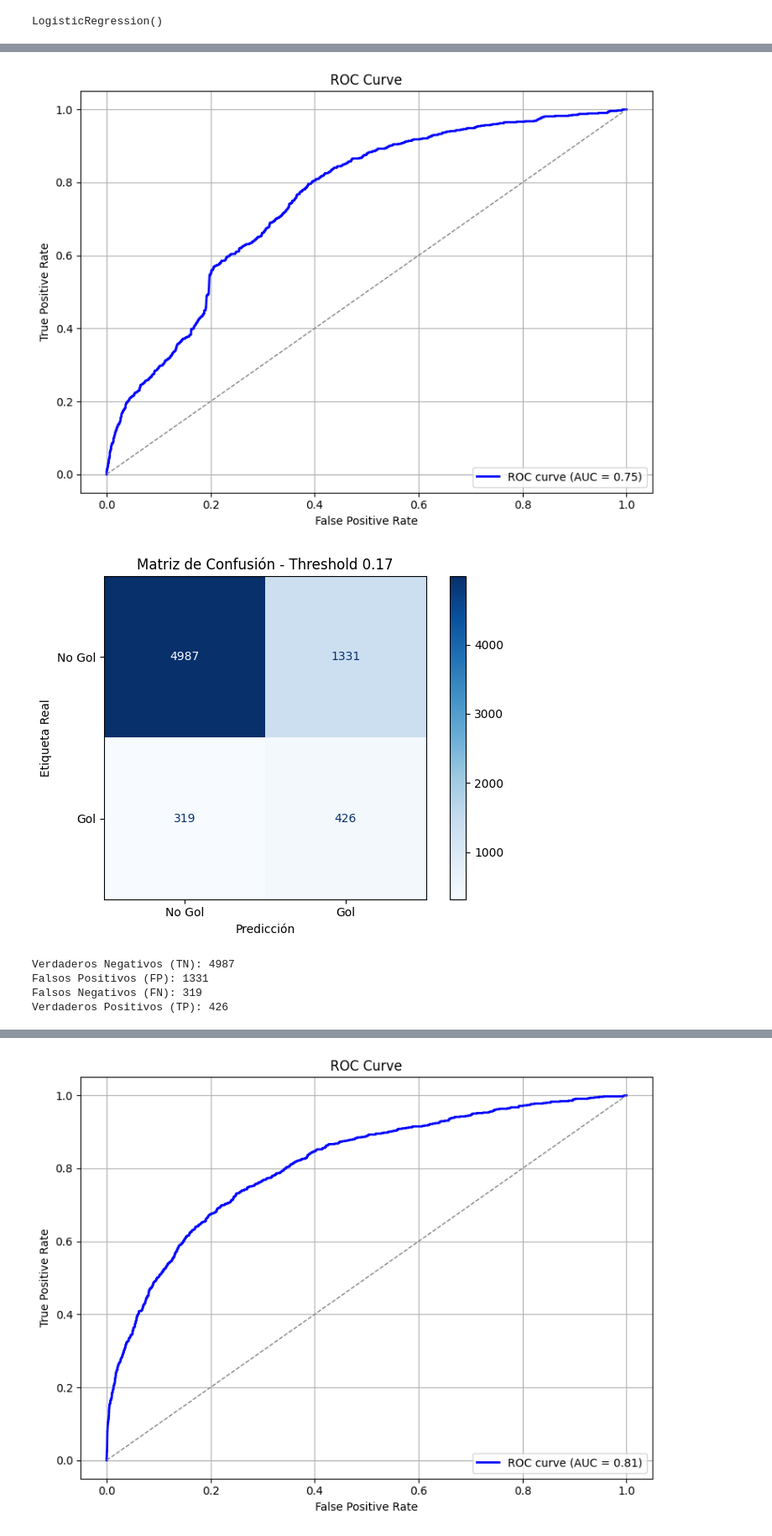
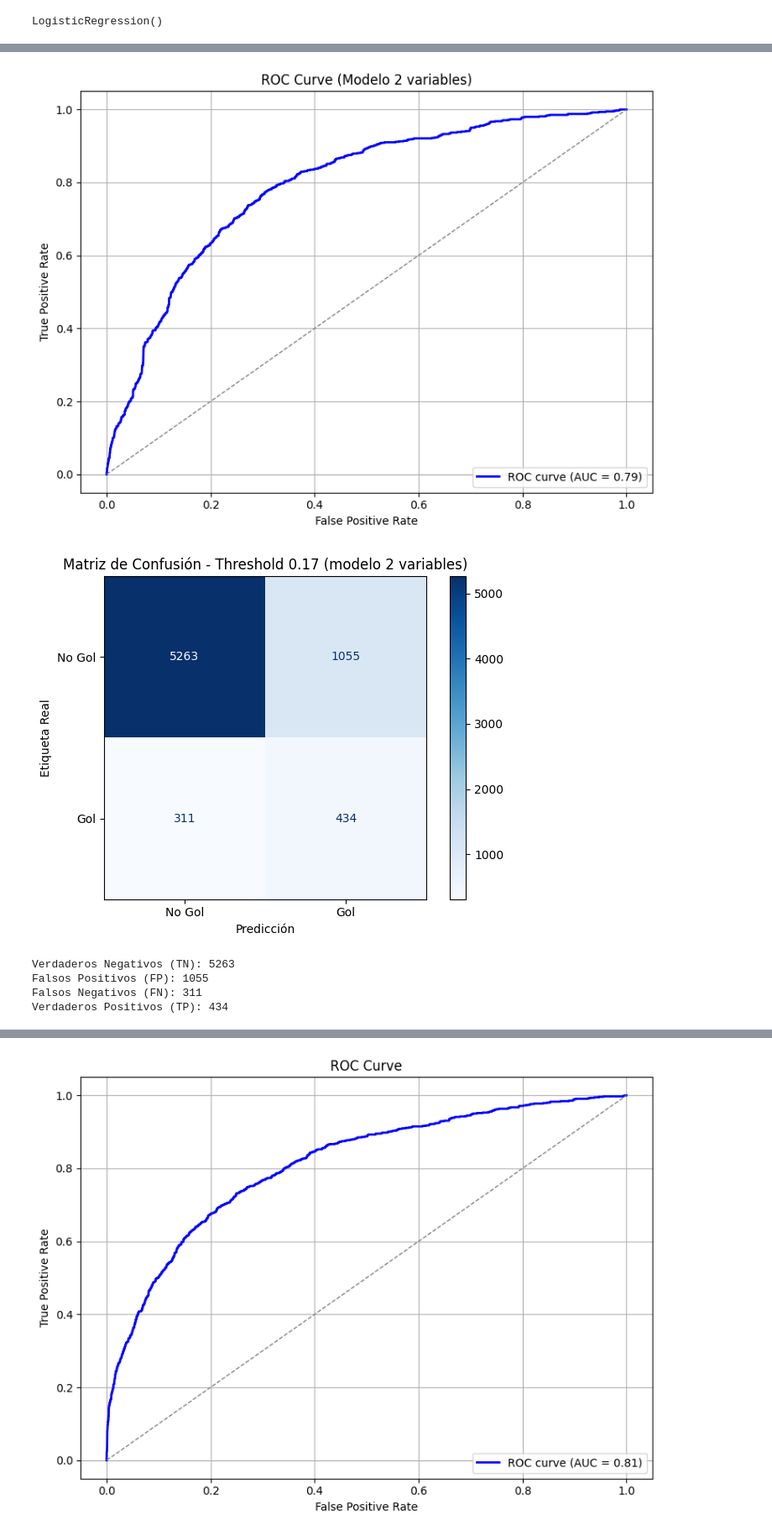
Before and after one commit to LucasRomanGervasi/xG, a Jupyter notebook: modeloremates.ipynb, the cells around one changed output, grey strips where cells are left out. Shown at 84% size. Saved outputs shown, nothing was run; the diff lists cells and outputs as text; code cells hidden in the pictures.

```diff
--- a/modeloremates.ipynb
+++ b/modeloremates.ipynb
@@ -117,22 +116,27 @@ Verdaderos Positivos (TP): 548
 # %%
-# SEGUNDO MODELO CON 2 VARIABLES
-X = remates[['distance', 'angle']]
+
+# Selección de variables
+X = remates[['distance', 'habil_shot']]
 y = remates['goal']
 
+# División en train y test
 X_train, X_test, y_train, y_test = train_test_split(X, y, test_size=0.2, random_state=42)
 
+# Preprocesador: escala 'distance' y codifica 'habil_shot'
 preprocessor = ColumnTransformer(
     transformers=[
-        ('num', StandardScaler(), ['distance', 'angle']),
+        ('num', StandardScaler(), ['distance']),
+        ('cat', OneHotEncoder(drop='if_binary'), ['habil_shot']),
     ]
 )
 
-# Pipeline con preprocesamiento y regresión logística
+# Pipeline: preprocesamiento + regresión logística
 modelo_log = Pipeline([
     ('preprocessor', preprocessor),
     ('classifier', LogisticRegression(max_iter=1000))
 ])
 
+# Entrenamiento del modelo
 modelo_log.fit(X_train, y_train)
 # %% [output]
 Pipeline(steps=[('preprocessor',
@@ -190,20 +197,20 @@ plt.show()
 # %%
 # Calcular FPR, TPR y thresholds
 fpr, tpr, thresholds = roc_curve(y_test, y_proba_log)
 roc_auc = auc(fpr, tpr)
 
 plt.figure(figsize=(8, 6))
 plt.plot(fpr, tpr, color='blue', lw=2, label=f'ROC curve (AUC = {roc_auc:.2f})')
 plt.plot([0, 1], [0, 1], color='gray', lw=1, linestyle='--')
 plt.xlabel('False Positive Rate')
 plt.ylabel('True Positive Rate')
-plt.title('ROC Curve')
+plt.title('ROC Curve (Modelo 2 variables)')
 plt.legend(loc="lower right")
 plt.grid(True)
 plt.tight_layout()
 plt.show()
 # %% [output]
-[figure, old version]
+[figure, new version]
 # %%
 # Matriz de confusión con threshold personalizado
 cm = confusion_matrix(y_test, y_pred_custom)
@@ -212,7 +219,7 @@ disp = ConfusionMatrixDisplay(confusion_matrix=cm, display_labels=["No Gol", "Go
 # Graficar matriz con colormap azul
 disp.plot(cmap=plt.cm.Blues)
 
-plt.title("Matriz de Confusión - Threshold 0.17")
+plt.title("Matriz de Confusión - Threshold 0.17 (modelo 2 variables)")
 plt.xlabel("Predicción")
 plt.ylabel("Etiqueta Real")
 plt.tight_layout()
@@ -225,11 +232,11 @@ print(f"Falsos Positivos (FP): {fp}")
 print(f"Falsos Negativos (FN): {fn}")
 print(f"Verdaderos Positivos (TP): {tp}")
 # %% [output]
-[figure, old version]
+[figure, new version]
-Verdaderos Negativos (TN): 4987
-Falsos Positivos (FP): 1331
-Falsos Negativos (FN): 319
-Verdaderos Positivos (TP): 426
+Verdaderos Negativos (TN): 5263
+Falsos Positivos (FP): 1055
+Falsos Negativos (FN): 311
+Verdaderos Positivos (TP): 434
 # %%
 #Ambos modelos tienen desempeño muy parecido en F1 Score y
 #precisión, pero el modelo con distancia + ángulo captura
```
Also changed, not shown: parts of 17 cells of this notebook.
